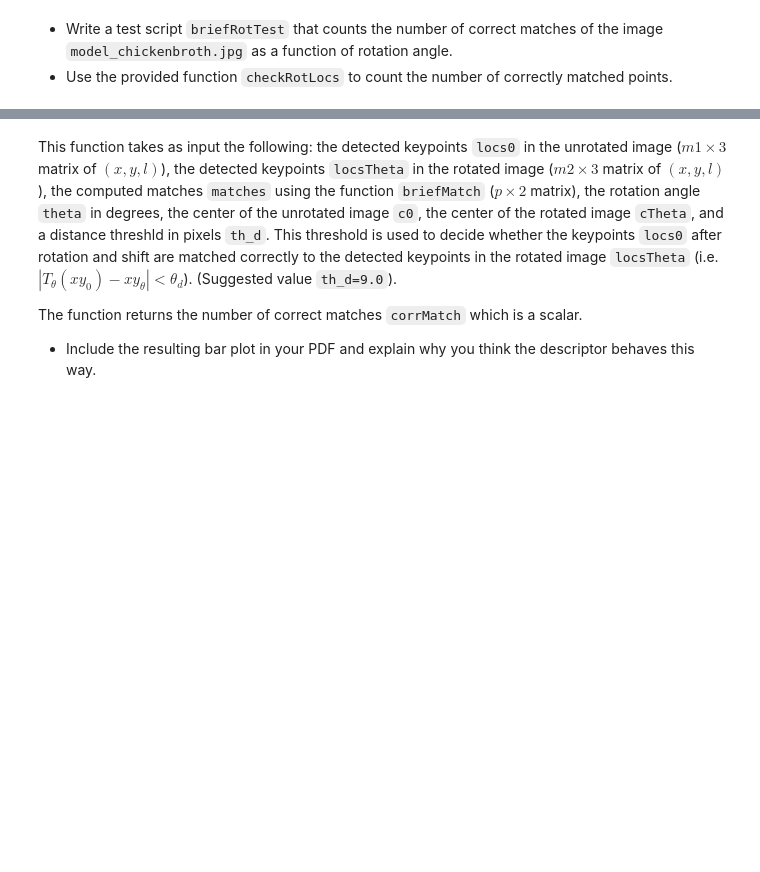
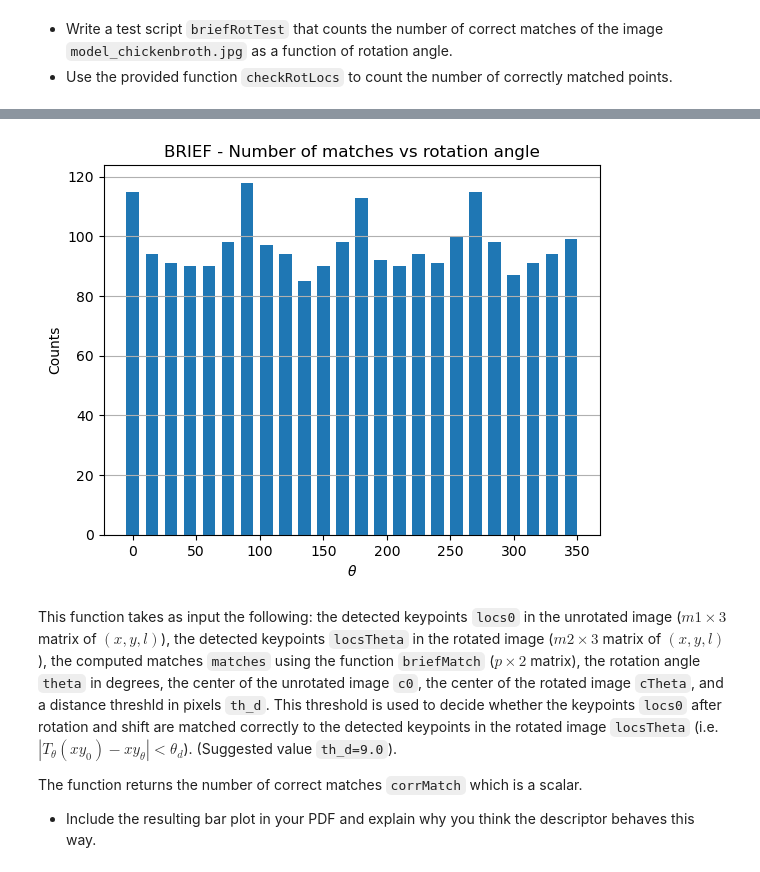
Before and after one commit to oronbar/046746---Algorithms-and-Applications-in-Computer-Vision, a Jupyter notebook: hw2_features_descriptors/code/ee046746_hw2_features.ipynb, the cells around one changed output, grey strips where cells are left out. Saved outputs shown, nothing was run; the diff lists cells and outputs as text; code cells hidden in the pictures; blank space fills up the shorter version.

```diff
--- a/hw2_features_descriptors/code/ee046746_hw2_features.ipynb
+++ b/hw2_features_descriptors/code/ee046746_hw2_features.ipynb
@@ -609,3 +608,17 @@ def checkRotLocs(locs0, locsTheta, matches, theta,
     # count the number of correct matches with a distance threshold Td
     corrMatch = np.sum(np.sqrt(np.sum((locs0_rot-locsTheta)**2, 1)) < th_d)
     return corrMatch
+# %%
+im = cv2.imread('../data/model_chickenbroth.jpg')
+im = cv2.cvtColor(im, cv2.COLOR_BGR2GRAY)
+im = im / 255
+c0 = (np.array(im.shape[:2][::-1])-1)/2
+locs0, desc0 = briefLite(im)
+total_correct_matches = []
+for theta in range(0,360,15):
+    print(f'Computing theta = {theta:d}')
+    im_rot, c_rot = rotateImage(im,theta)
+    locs1, desc1 = briefLite(im_rot)
+    matches = briefMatch(desc0, desc1)
+    correct_matches = checkRotLocs(locs0, locs1, matches, theta, c0, c_rot)
+    total_correct_matches.append(correct_matches)
@@ -612,3 +643,12 @@ def checkRotLocs(locs0, locsTheta, matches, theta,
+# %%
+plt.figure()
+plt.bar(range(0,360,15), total_correct_matches, width = 10)
+plt.title('BRIEF - Number of matches vs rotation angle')
+plt.xlabel(r'$\theta$')
+plt.ylabel('Counts')
+plt.grid(axis='y')
+# %% [output]
+[figure, added]
 # %% [markdown]
 This function takes as input the following: the detected keypoints `locs0` in the unrotated image ($m1 \times 3$ matrix of $(x,y,l)$), the detected keypoints `locsTheta` in the rotated image ($m2 \times 3$ matrix of $(x,y,l)$), the computed matches `matches` using the function `briefMatch` ($p \times 2$ matrix), the rotation angle `theta` in degrees, the center of the unrotated image `c0`, the center of the rotated image `cTheta`, and a distance threshld in pixels `th_d`. This threshold is used to decide whether the keypoints `locs0` after rotation and shift are matched correctly to the detected keypoints in the rotated image `locsTheta` (i.e. $|T_{\theta}(xy_0) - xy_{\theta}| < \theta_d$). (Suggested value `th_d=9.0`).
 
```
Also changed, not shown: parts of 7 cells of this notebook, 1 other file.
